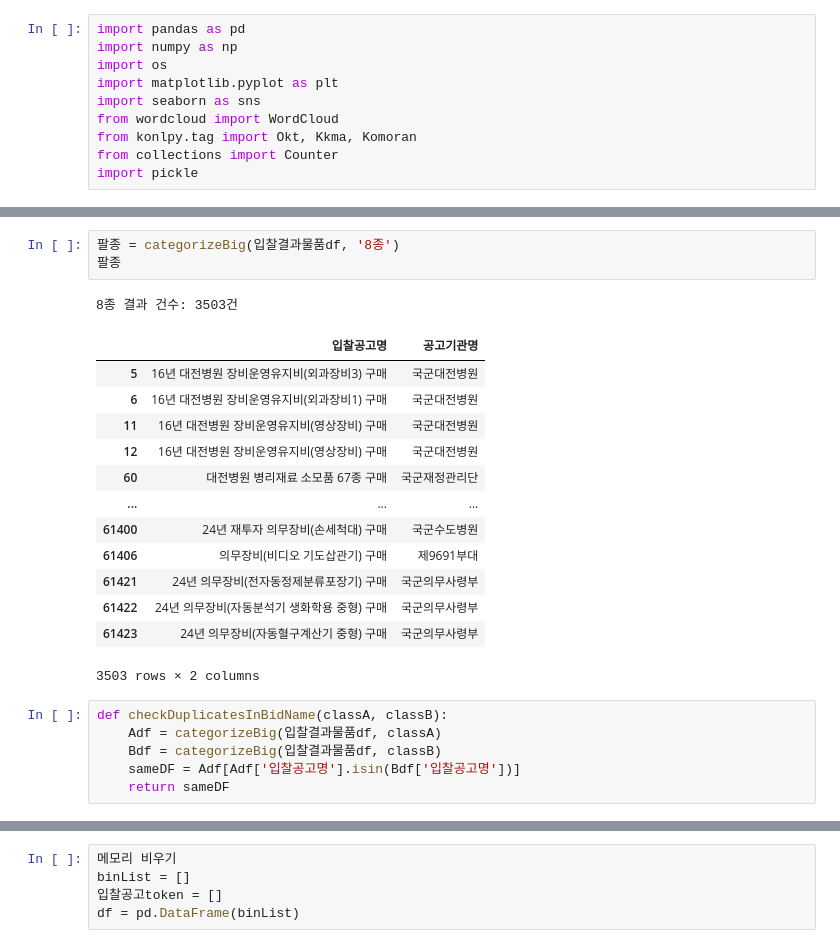
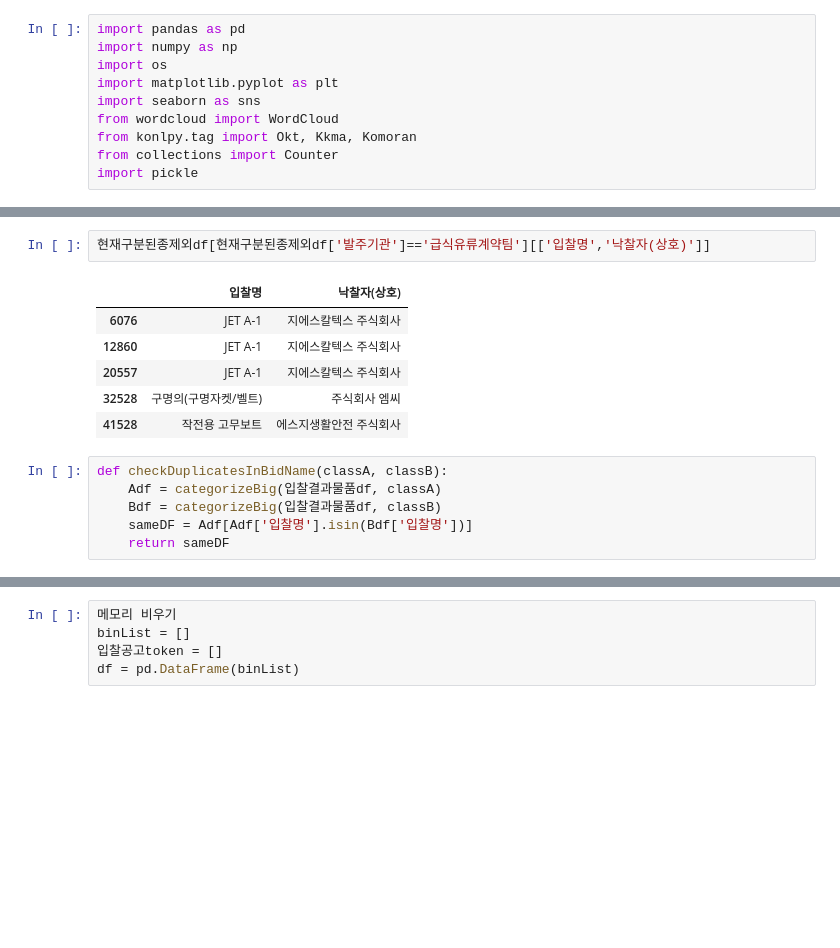
Before and after one commit to joochan0113/theBoram4Jo, a Jupyter notebook: workbook/joochan물품구매분류_함수.ipynb, the cells around one changed output, grey strips where cells are left out. Drawn from its saved outputs; the diff is of its cells as text; blank space fills up the shorter version.

```diff
--- a/workbook/joochan물품구매분류_함수.ipynb
+++ b/workbook/joochan물품구매분류_함수.ipynb
@@ -122,25 +244,16 @@ array(['팥빙수 구매', '바나나우유 구매', '콜라 구매', ..., '24
-# %%
-팔종 = categorizeBig(입찰결과물품df, '8종')
-팔종
-# %% [output]
-8종 결과 건수: 3503건
-|  | 입찰공고명 | 공고기관명 |
-| 5 | 16년 대전병원 장비운영유지비(외과장비3) 구매 | 국군대전병원 |
-| 6 | 16년 대전병원 장비운영유지비(외과장비1) 구매 | 국군대전병원 |
-| 11 | 16년 대전병원 장비운영유지비(영상장비) 구매 | 국군대전병원 |
-| 12 | 16년 대전병원 장비운영유지비(영상장비) 구매 | 국군대전병원 |
-| 60 | 대전병원 병리재료 소모품 67종 구매 | 국군재정관리단 |
-| ... | ... | ... |
-| 61400 | 24년 재투자 의무장비(손세척대) 구매 | 국군수도병원 |
-| 61406 | 의무장비(비디오 기도삽관기) 구매 | 제9691부대 |
-| 61421 | 24년 의무장비(전자동정제분류포장기) 구매 | 국군의무사령부 |
-| 61422 | 24년 의무장비(자동분석기 생화학용 중형) 구매 | 국군의무사령부 |
-| 61423 | 24년 의무장비(자동혈구계산기 중형) 구매 | 국군의무사령부 |
-3503 rows × 2 columns
+# %%
+현재구분된종제외df[현재구분된종제외df['발주기관']=='급식유류계약팀'][['입찰명','낙찰자(상호)']]
+# %% [output]
+|  | 입찰명 | 낙찰자(상호) |
+| 6076 | JET A-1 | 지에스칼텍스 주식회사 |
+| 12860 | JET A-1 | 지에스칼텍스 주식회사 |
+| 20557 | JET A-1 | 지에스칼텍스 주식회사 |
+| 32528 | 구명의(구명자켓/벨트) | 주식회사 엠씨 |
+| 41528 | 작전용 고무보트 | 에스지생활안전 주식회사 |
 # %%
 def checkDuplicatesInBidName(classA, classB):
     Adf = categorizeBig(입찰결과물품df, classA)
     Bdf = categorizeBig(입찰결과물품df, classB)
-    sameDF = Adf[Adf['입찰공고명'].isin(Bdf['입찰공고명'])]
+    sameDF = Adf[Adf['입찰명'].isin(Bdf['입찰명'])]
     return sameDF
 # %%
```
Also changed, not shown: parts of 10 cells of this notebook, 11 other files.
